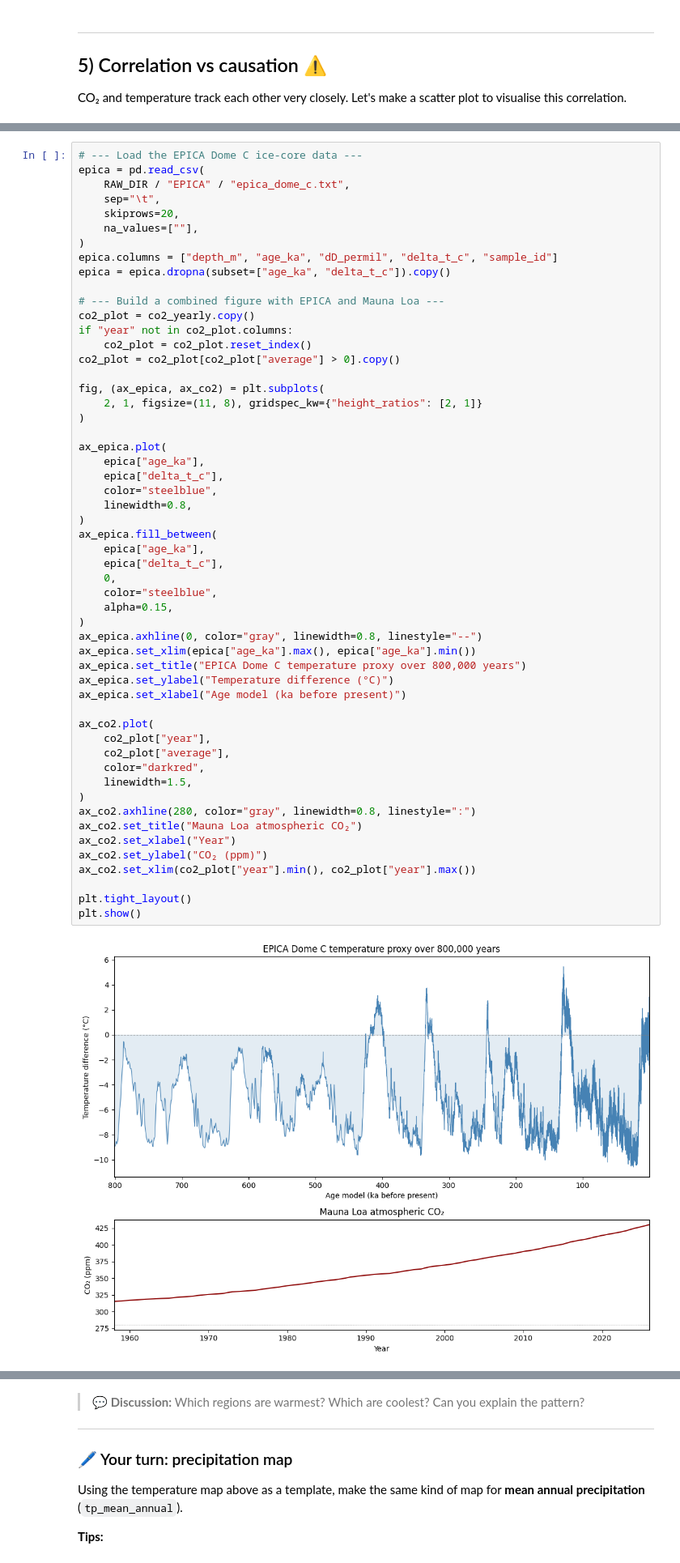
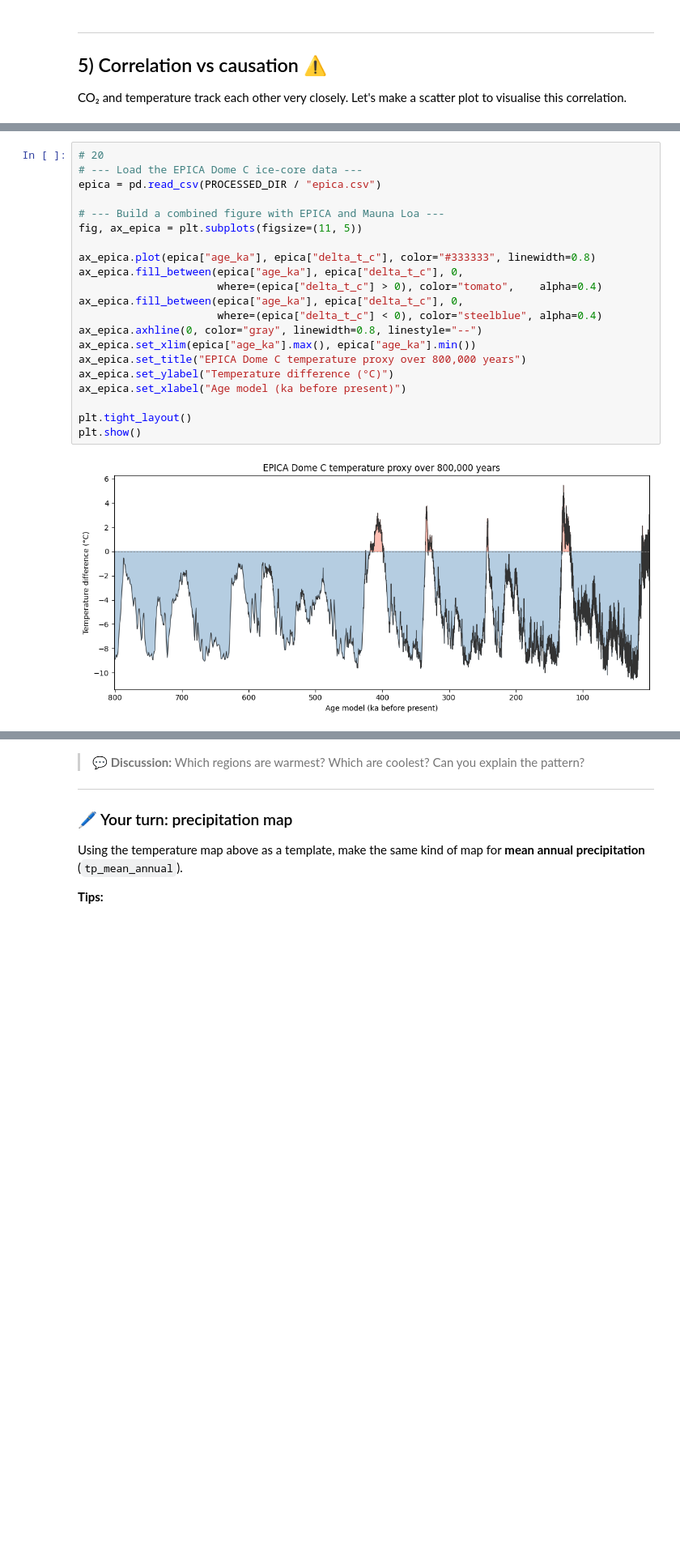
Before and after one commit to Cas-Dec/USLS-Workshop, a Jupyter notebook: notebooks/day1_complete.ipynb, the cells around one changed output, grey strips where cells are left out. Shown at 81% size. Drawn from its saved outputs; the diff is of its cells as text; blank space fills up the shorter version.

```diff
--- a/notebooks/day1_complete.ipynb
+++ b/notebooks/day1_complete.ipynb
@@ -573,56 +577,23 @@ So why *do* scientists confidently say CO₂ causes warming?
 # %%
+# 20
 # --- Load the EPICA Dome C ice-core data ---
-epica = pd.read_csv(
-    RAW_DIR / "EPICA" / "epica_dome_c.txt",
-    sep="\t",
-    skiprows=20,
-    na_values=[""],
-)
-epica.columns = ["depth_m", "age_ka", "dD_permil", "delta_t_c", "sample_id"]
-epica = epica.dropna(subset=["age_ka", "delta_t_c"]).copy()
+epica = pd.read_csv(PROCESSED_DIR / "epica.csv")
 
 # --- Build a combined figure with EPICA and Mauna Loa ---
-co2_plot = co2_yearly.copy()
-if "year" not in co2_plot.columns:
-    co2_plot = co2_plot.reset_index()
-co2_plot = co2_plot[co2_plot["average"] > 0].copy()
+fig, ax_epica = plt.subplots(figsize=(11, 5))
 
-fig, (ax_epica, ax_co2) = plt.subplots(
-    2, 1, figsize=(11, 8), gridspec_kw={"height_ratios": [2, 1]}
-)
-
-ax_epica.plot(
-    epica["age_ka"],
-    epica["delta_t_c"],
-    color="steelblue",
-    linewidth=0.8,
-)
-ax_epica.fill_between(
-    epica["age_ka"],
-    epica["delta_t_c"],
-    0,
-    color="steelblue",
-    alpha=0.15,
-)
+ax_epica.plot(epica["age_ka"], epica["delta_t_c"], color="#333333", linewidth=0.8)
+ax_epica.fill_between(epica["age_ka"], epica["delta_t_c"], 0,
+                      where=(epica["delta_t_c"] > 0), color="tomato",    alpha=0.4)
+ax_epica.fill_between(epica["age_ka"], epica["delta_t_c"], 0,
+                      where=(epica["delta_t_c"] < 0), color="steelblue", alpha=0.4)
 ax_epica.axhline(0, color="gray", linewidth=0.8, linestyle="--")
 ax_epica.set_xlim(epica["age_ka"].max(), epica["age_ka"].min())
 ax_epica.set_title("EPICA Dome C temperature proxy over 800,000 years")
 ax_epica.set_ylabel("Temperature difference (°C)")
 ax_epica.set_xlabel("Age model (ka before present)")
 
-ax_co2.plot(
-    co2_plot["year"],
-    co2_plot["average"],
-    color="darkred",
-    linewidth=1.5,
-)
-ax_co2.axhline(280, color="gray", linewidth=0.8, linestyle=":")
-ax_co2.set_title("Mauna Loa atmospheric CO₂")
-ax_co2.set_xlabel("Year")
-ax_co2.set_ylabel("CO₂ (ppm)")
-ax_co2.set_xlim(co2_plot["year"].min(), co2_plot["year"].max())
-
 plt.tight_layout()
 plt.show()
 # %% [output]
-[figure, old version]
+[figure, new version]
```
Also changed, not shown: parts of 51 cells of this notebook, 1 other file.
